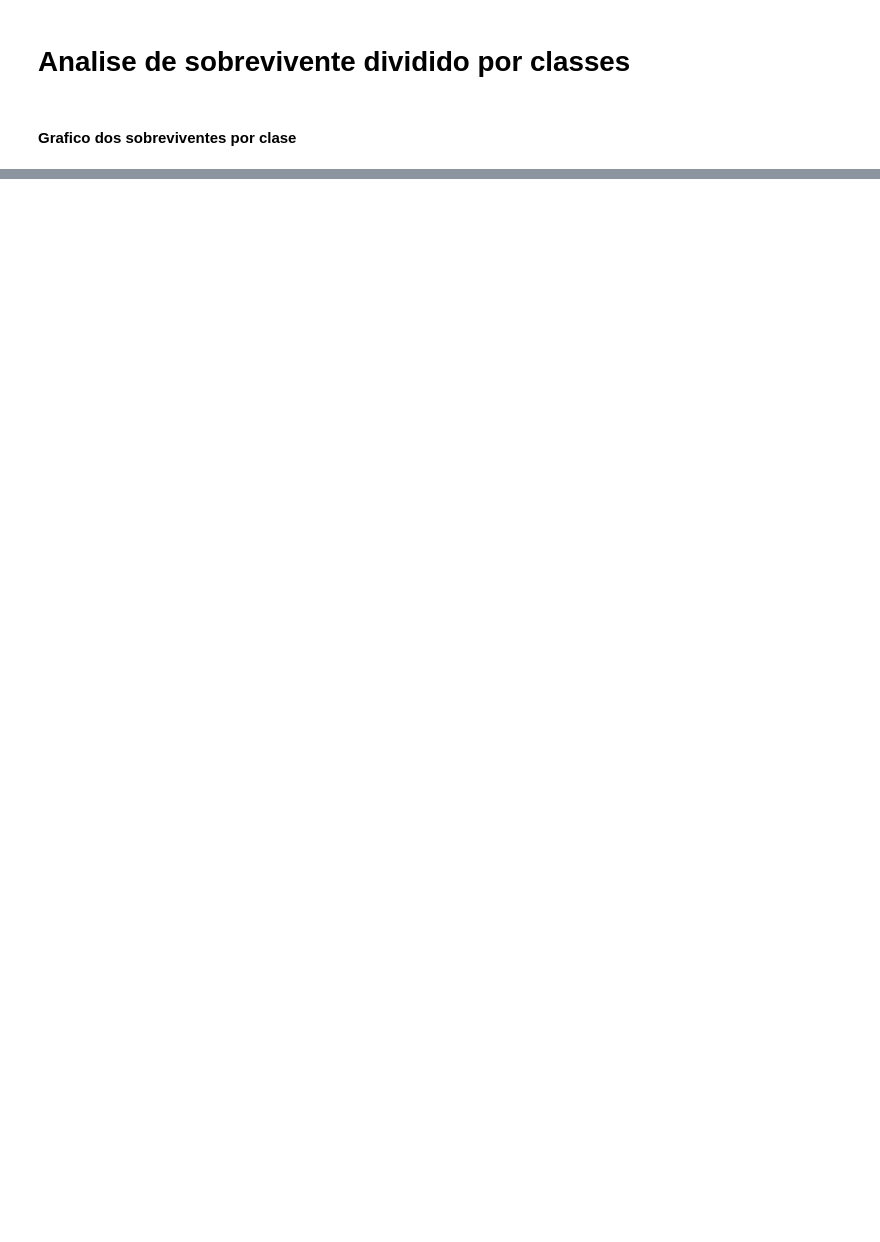
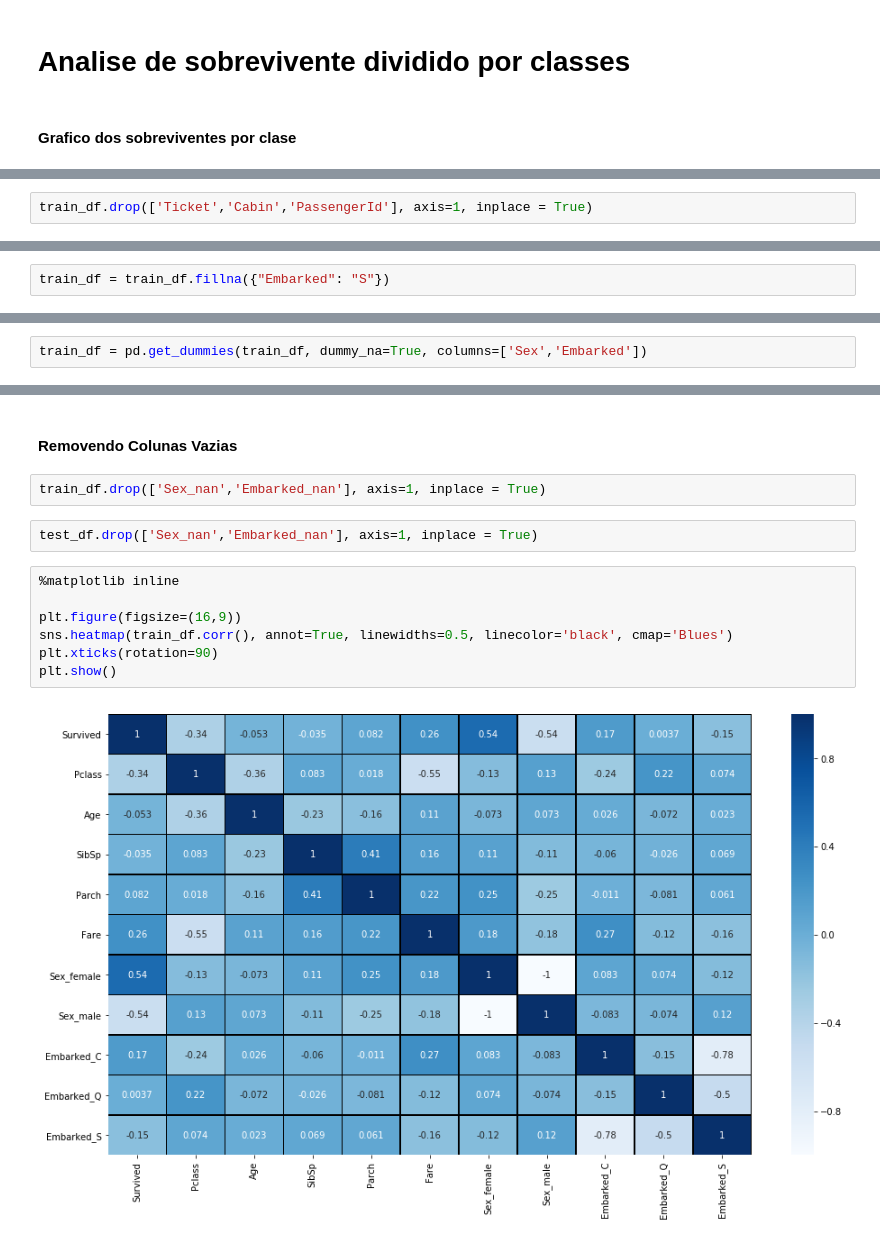
Before and after one commit to silenozlt/Desafio-Titanic, a Jupyter notebook: Titanic.ipynb, the cells around one changed output, grey strips where cells are left out. Cells and saved outputs as stored; diff of their text form; blank space fills up the shorter version.

```diff
--- a/Titanic.ipynb
+++ b/Titanic.ipynb
@@ -328,0 +212,2 @@ train.head()
+# %%
+train_df.drop(['Ticket','Cabin','PassengerId'], axis=1, inplace = True)
@@ -328,0 +247,2 @@ train.head()
+# %%
+train_df = train_df.fillna({"Embarked": "S"})
@@ -328,0 +266,2 @@ train.head()
+# %%
+train_df = pd.get_dummies(train_df, dummy_na=True, columns=['Sex','Embarked'])
@@ -328,0 +279,15 @@ train.head()
+# %% [markdown]
+#### Removendo Colunas Vazias
+# %%
+train_df.drop(['Sex_nan','Embarked_nan'], axis=1, inplace = True)
+# %%
+test_df.drop(['Sex_nan','Embarked_nan'], axis=1, inplace = True)
+# %%
+%matplotlib inline
+
+plt.figure(figsize=(16,9))
+sns.heatmap(train_df.corr(), annot=True, linewidths=0.5, linecolor='black', cmap='Blues')
+plt.xticks(rotation=90)
+plt.show()
+# %% [output]
+[figure, added]
```
Also changed, not shown: parts of 94 cells of this notebook, 4 other files.
